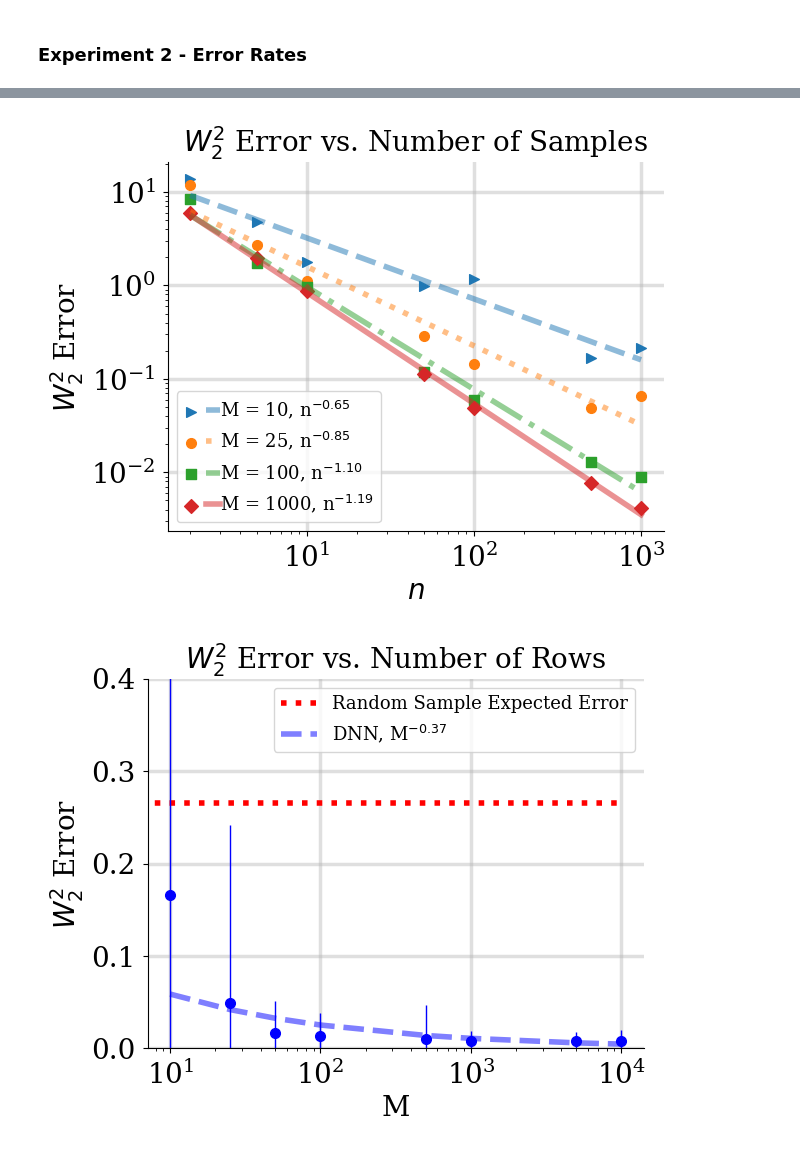
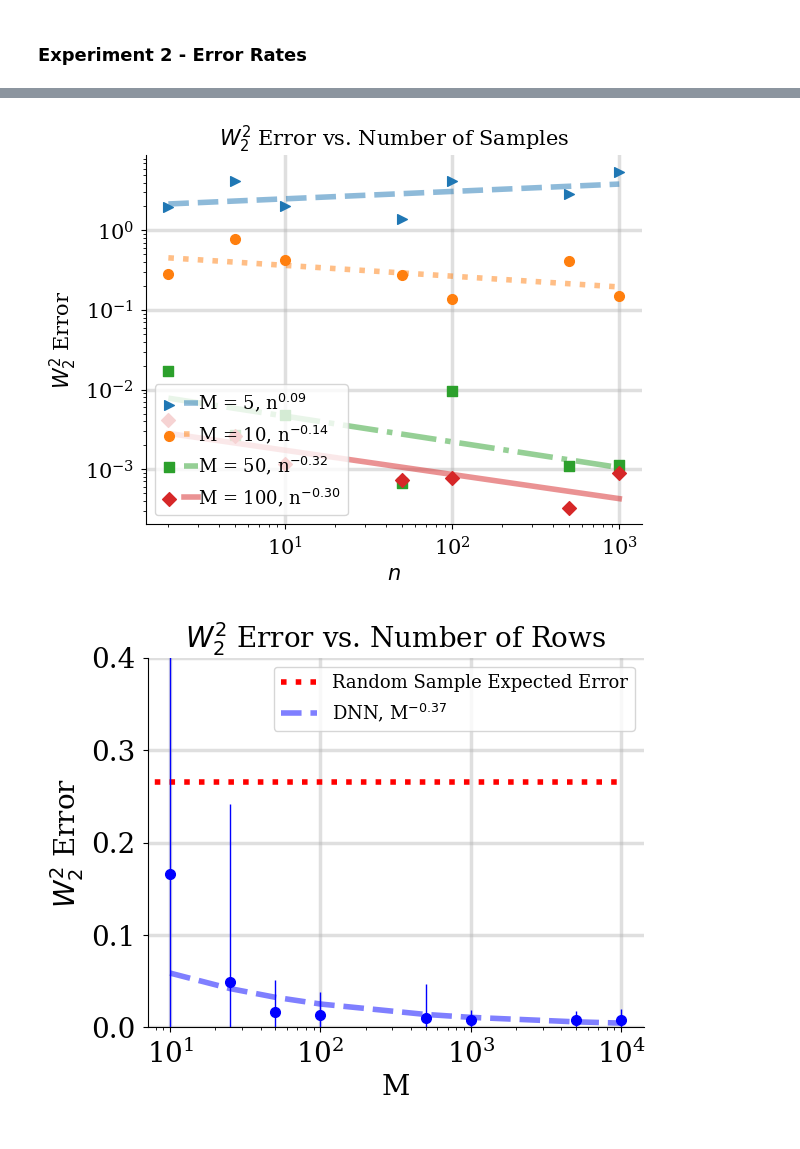
Before and after one commit to jacobf18/Dist-NN, a Jupyter notebook: nearest_neighbors.ipynb, the cells around one changed output, grey strips where cells are left out. Saved outputs shown, nothing was run; the diff lists cells and outputs as text; code cells hidden in the pictures.

Commit message:
redid some figures

```diff
--- a/nearest_neighbors.ipynb
+++ b/nearest_neighbors.ipynb
@@ -336,7 +336,7 @@ def search_eta(data_table, mask):
     best_eta = fmin(fn=obj, verbose = False, space=hp.uniform('eta', 0.0001, 10.0), algo=tpe.suggest, max_evals=30)
     return best_eta['eta']
 # %%
-def simulate_nn_location_scale(M, N, n, n_runs):
+def simulate_nn_location_scale(M, N, n, n_runs, dist: str):
     np.random.seed(0)
     error_est = []
     error_observed = []
@@ -352,11 +352,14 @@ def simulate_nn_location_scale(M, N, n, n_runs):
         data_table = np.zeros((M, N, n))
 
         for i, j in product(range(M), range(N)):
-            data = np.sort(np.random.uniform(mean_rows[i], mean_rows[i] + std_cols[j], n))
-            data_table[i,j,:] = data
-            true_dists[i,j] = lambda q, mean = mean_rows[i], std = std_cols[j] : scipy.stats.uniform.ppf(q, mean, std)
-            # data_table[i,j,:] = np.sort(np.random.normal(mean_rows[i], std_cols[j], n))
-            # true_dists[i,j] = normal_ppf(mean_rows[i], std_cols[j])
+            if dist == 'normal':
+                data = np.sort(np.random.normal(mean_rows[i], std_cols[j], n))
+                data_table[i,j,:] = data
+                true_dists[i,j] = normal_ppf(mean_rows[i], std_cols[j])
+            elif dist == 'uniform':
+                data = np.sort(np.random.uniform(mean_rows[i], mean_rows[i] + std_cols[j], n))
+                data_table[i,j,:] = data
+                true_dists[i,j] = lambda q, mean = mean_rows[i], std = std_cols[j] : scipy.stats.uniform.ppf(q, mean, std)
 
         mask = np.ones((M,N)).astype(int)
         mask[0,0] = 0
@@ -378,8 +381,8 @@ N = 20
 n = 30
 
 mean_rows = np.random.uniform(-5,5,M)
-# std_cols = np.random.uniform(1,5,N)
-std_cols = np.ones(N)
+std_cols = np.random.uniform(1,5,N)
+# std_cols = np.ones(N)
 data_table = np.zeros((M, N, n))
 data_table_dict = {}
 true_dists = {}
@@ -488,11 +491,11 @@ plt.savefig(f"figures/denoising-unif-diff-var-cdf-more-random.pdf", bbox_inches=
 errors_uniform = {}
 # %%
 # cols = [5, 10, 25, 50, 75]
-rows = [5, 10, 25, 50, 100]
+rows = [5, 10, 50, 100]
 # n_runs = 20
 # samples = [2, 5, 10, 15, 25, 50, 100, 200, 1000]
-n_runs = 50
-cols = [10]
+n_runs = 10
+cols = [30]
 # rows = [1000, 5000, 10000]
 samples = [2, 5, 10, 50, 100, 500, 1000]
 
@@ -552,11 +533,12 @@ def fit_power(x,y):
 from matplotlib.legend_handler import HandlerLineCollection, HandlerTuple
 
 cols = [10]
-rows = [10, 25, 100, 1000]
+# rows = [10, 25, 100, 1000]
+rows = [5, 10, 50, 100]
 samples = [2, 5, 10, 50, 100, 500, 1000]
 
-errors_avg = {k: np.mean(v[0]) for k, v in errors.items()}
-errors_std = {k: np.std(v[0]) for k, v in errors.items()}
+errors_avg = {k: np.mean(v[0]) for k, v in errors_uniform.items()}
+errors_std = {k: np.std(v[0]) for k, v in errors_uniform.items()}
 
 x = samples
 ms = rows
@@ -584,35 +566,35 @@ ax.set_xscale('log')
 
 ls = []
 for i, (y,c,d)  in enumerate(zip(ys,a,b)):
     l1 = ax.scatter(x, y, marker=mss[i],alpha=1.0)
     l2, = ax.plot(x,f(x,c,d), lss[i], linewidth=4.0,alpha=0.5)
     ls.append((l1,l2))
 
 labels = [f"M = {m}, " + r"n$^{%.2f}$"%(d) for m,d in zip(ms,b)]
 
 ax.legend(handles = ls, labels = labels, loc='lower left',handletextpad=0.0,
           handler_map = {tuple: HandlerTuple(ndivide=None)})
 
 plt.xlabel("$n$")
 plt.ylabel("$W_2^2$ Error")
 plt.title("$W_2^2$ Error vs. Number of Samples")
 ax.set_ylim(bottom=0)
 ax.spines['top'].set_visible(False)
 ax.spines['right'].set_visible(False)
 ax.grid(True, alpha=0.4)
-plt.savefig("figures/error-samples-log-log.pdf", bbox_inches="tight")
+# plt.savefig("figures/error-samples-uniform-log-log.pdf", bbox_inches="tight")
 plt.show()
 
 # plt.figure()
 # plt.plot(ms, b)
 # plt.title("Number of Rows vs. Sample Error Rate")
 # plt.xlabel("Rows")
 # plt.ylabel("Sample Error Rate")
 # plt.gca().set_xscale("log")
 # # plt.savefig("figures/error-rate-row-samples.pdf")
 # plt.show()
 # %% [output]
-[figure, old version]
+[figure, new version]
 # %%
 error = []
 runs = 100
```
Also changed, not shown: parts of 5 cells of this notebook, 1 other file.
